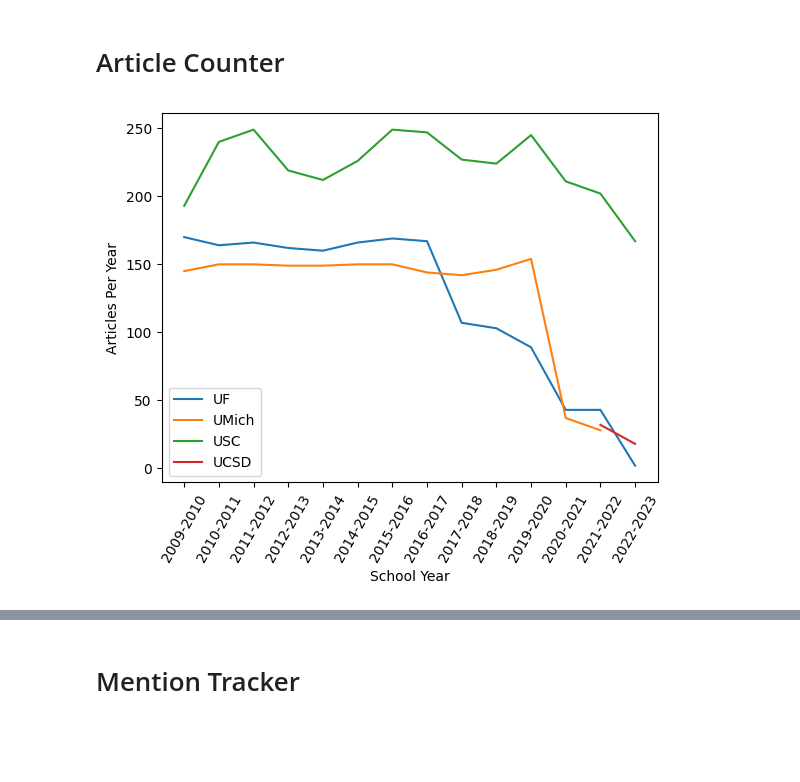
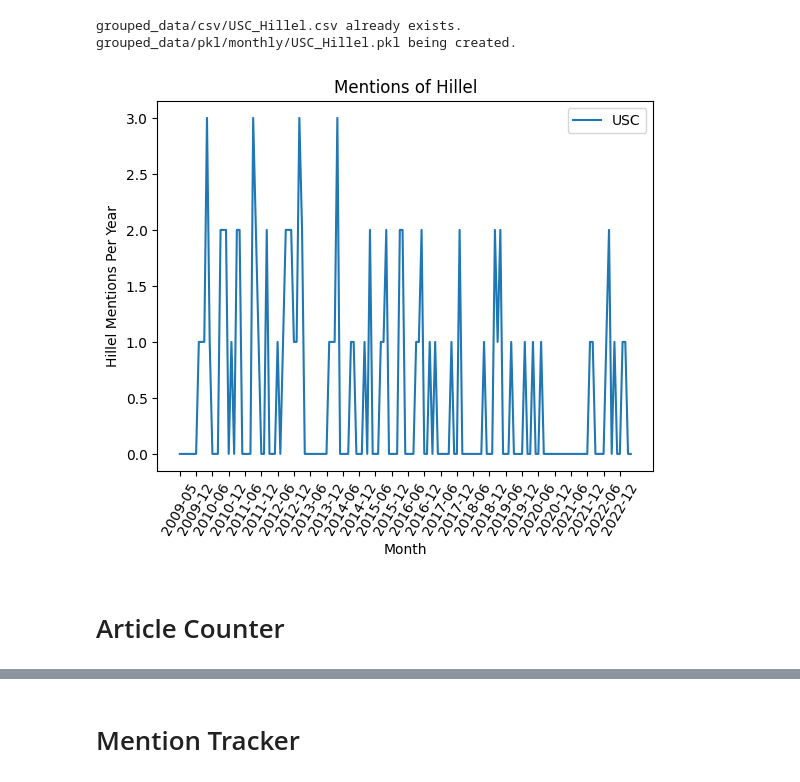
Before and after one commit to aLehav/Olami, a Jupyter notebook: AllSchools.ipynb, the cells around one changed output, grey strips where cells are left out. Cells and saved outputs as stored; diff of their text form; code cells hidden in the pictures; blank space fills up the shorter version.

```diff
--- a/AllSchools.ipynb
+++ b/AllSchools.ipynb
@@ -1,15 +41,26 @@
+# %%
+# Hyperparameters to Modify
+school_name = 'USC'
+string = "Hillel"
+time_slice = 'monthly'
+
+from helpers.graphers import grapher
+from helpers.queries import count_query
+
+school_names = [school_name]
+save_pattern = '_'.join(school_names)+'_'+string.replace(' ','_')
+grapher(school_names=school_names,
+        pipeline=[],
+        query=count_query(string),
+        y_label=f"{string} Mentions Per Year",
+        data_path="grouped_data",
+        data_name=save_pattern,
+        time_slice=time_slice,
+        title=f"Mentions of {string}",
+        img_path=f"figures/{school_name}/{save_pattern}_{time_slice}.png")
+# %% [output]
+grouped_data/csv/USC_Hillel.csv already exists.
+grouped_data/pkl/monthly/USC_Hillel.pkl being created.
+[figure, added]
 # %% [markdown]
 # Article Counter
-# %%
-import os
-school_names = os.listdir('journal_data/txt')
-
-from helpers.graphers import yearly_grapher_multiple
-from helpers.queries import one_query
-
-yearly_grapher_multiple(school_names=school_names,
-                         pipeline=[],
-                         query=one_query,
-                         y_label="Articles Per Year")
-# %% [output]
-[figure, removed]
```
Also changed, not shown: parts of 10 cells of this notebook, 21 other files.
